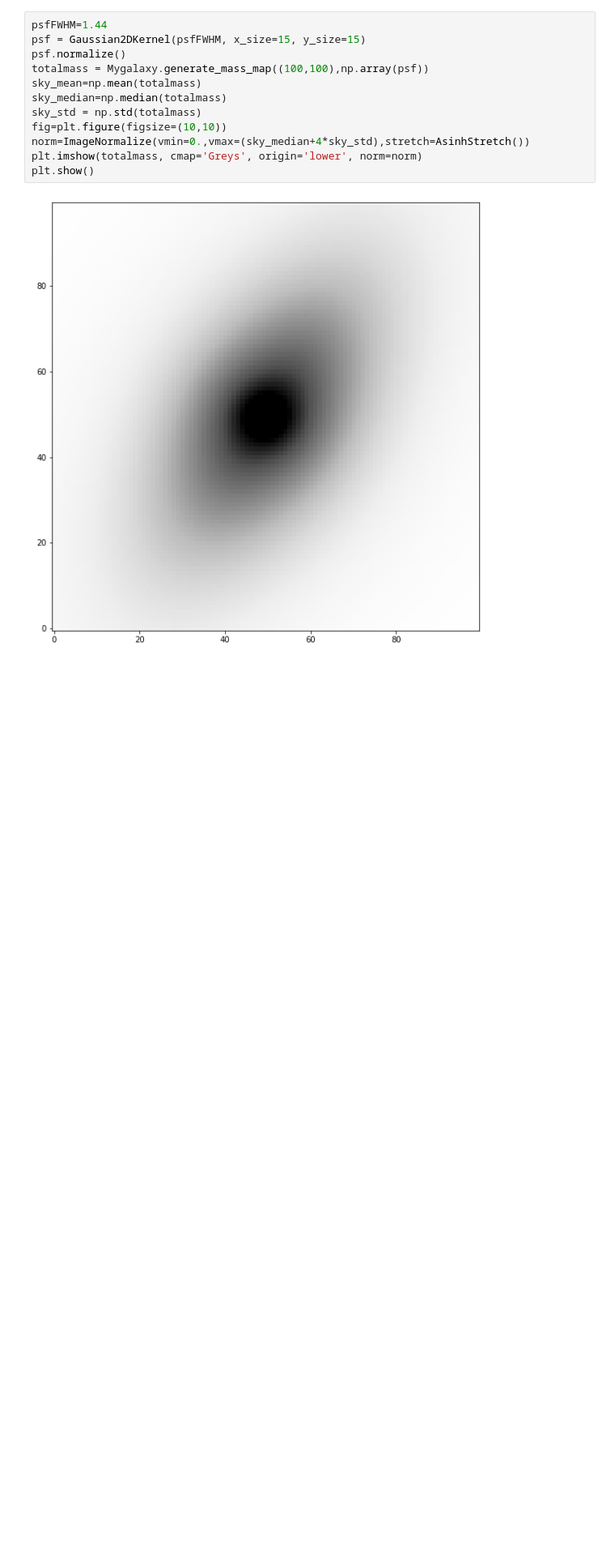
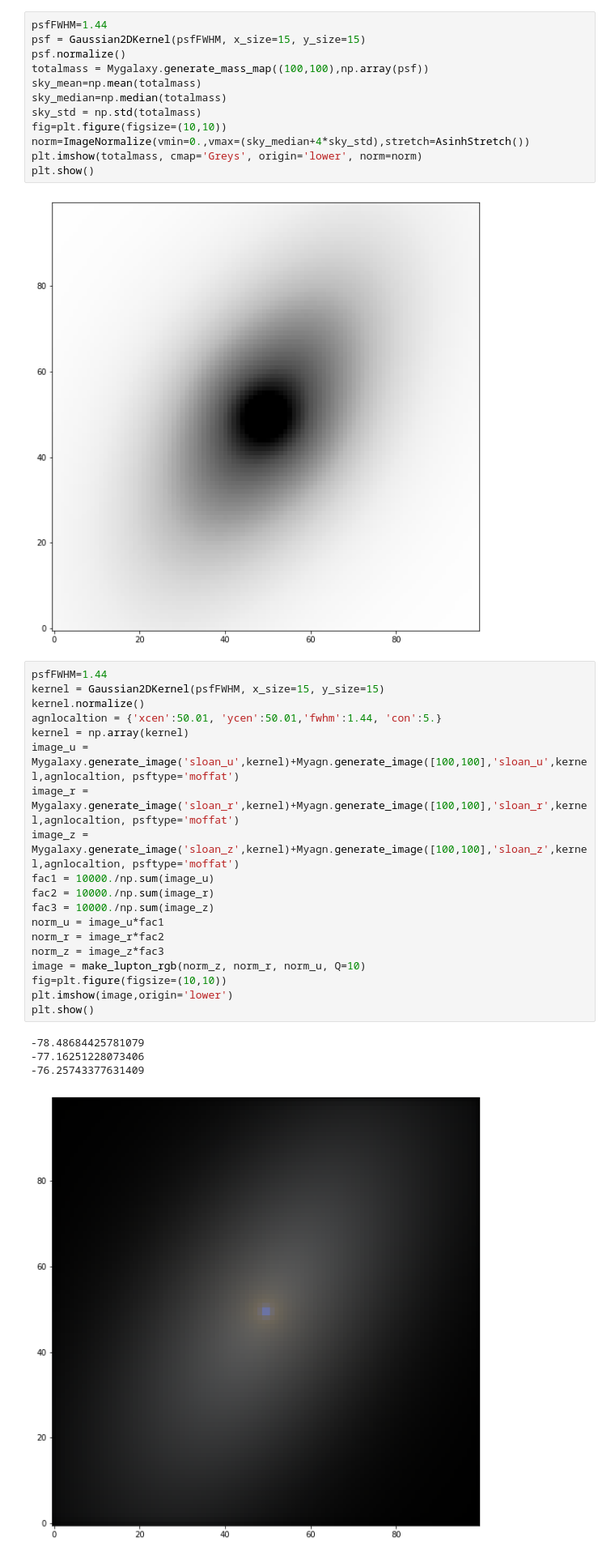
Before and after one commit to jyshangguan/MorphSED, a Jupyter notebook: examples/demo_generate_galaxy.ipynb, the cells around one changed output. Shown: that part at 81% size. Saved outputs shown, nothing was run; the diff lists cells and outputs as text; blank space fills up the shorter version.

```diff
--- a/examples/demo_generate_galaxy.ipynb
+++ b/examples/demo_generate_galaxy.ipynb
@@ -58,3 +59,27 @@ plt.imshow(totalmass, cmap='Greys', origin='lower', norm=norm)
 plt.show()
 # %% [output]
 [figure]
+# %%
+psfFWHM=1.44
+kernel = Gaussian2DKernel(psfFWHM, x_size=15, y_size=15)
+kernel.normalize()
+agnlocaltion = {'xcen':50.01, 'ycen':50.01,'fwhm':1.44, 'con':5.}
+kernel = np.array(kernel)
+image_u = Mygalaxy.generate_image('sloan_u',kernel)+Myagn.generate_image([100,100],'sloan_u',kernel,agnlocaltion, psftype='moffat')
+image_r = Mygalaxy.generate_image('sloan_r',kernel)+Myagn.generate_image([100,100],'sloan_r',kernel,agnlocaltion, psftype='moffat')
+image_z = Mygalaxy.generate_image('sloan_z',kernel)+Myagn.generate_image([100,100],'sloan_z',kernel,agnlocaltion, psftype='moffat')
+fac1 = 10000./np.sum(image_u)
+fac2 = 10000./np.sum(image_r)
+fac3 = 10000./np.sum(image_z)
+norm_u = image_u*fac1
+norm_r = image_r*fac2
+norm_z = image_z*fac3
+image = make_lupton_rgb(norm_z, norm_r, norm_u, Q=10)
+fig=plt.figure(figsize=(10,10))
+plt.imshow(image,origin='lower')
+plt.show()
+# %% [output]
+-78.48684425781079
+-77.16251228073406
+-76.25743377631409
+[figure, added]
```
Also changed, not shown: parts of 9 cells of this notebook, 3 other files.
